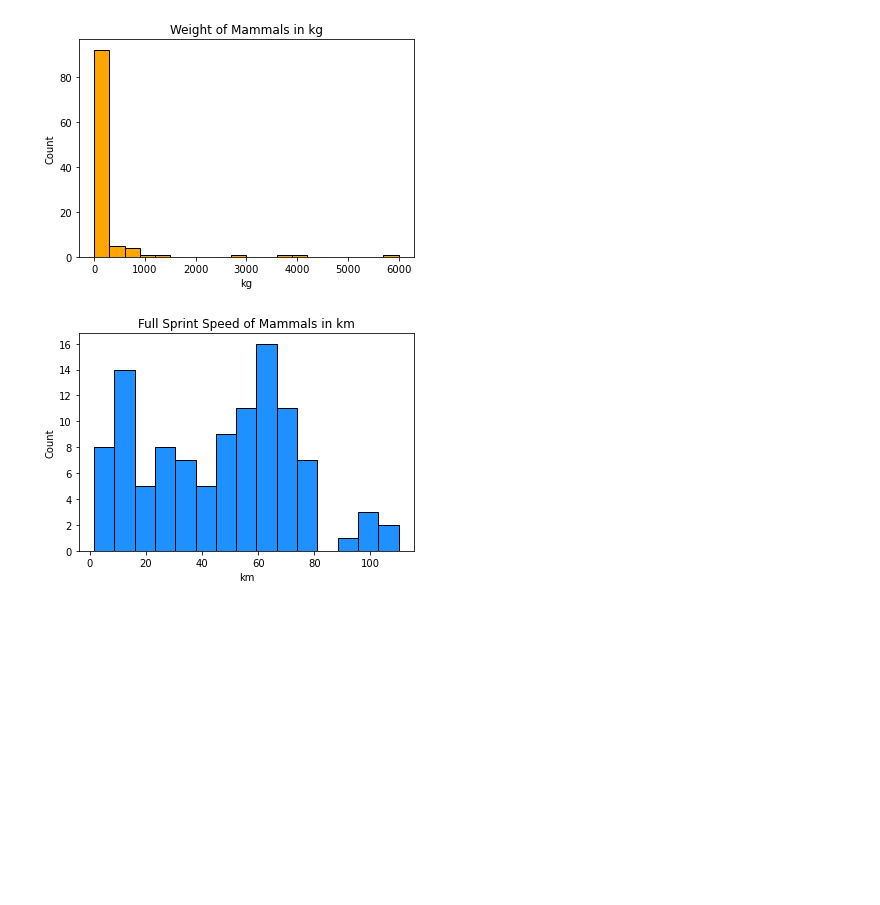
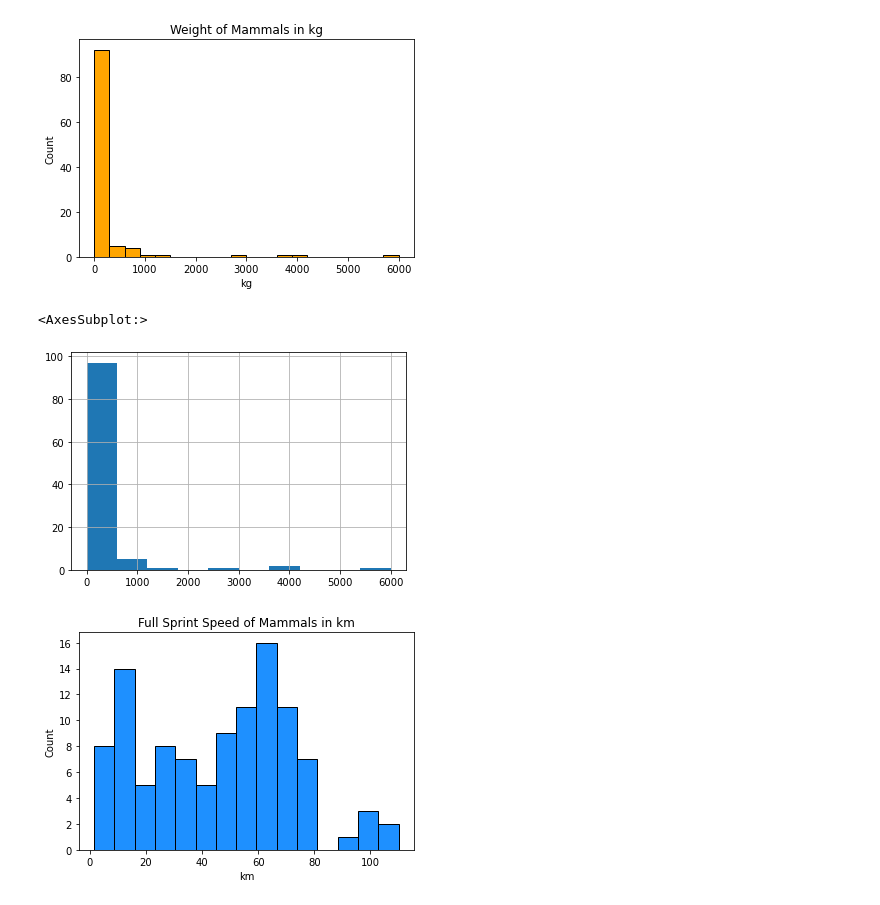
Before and after one commit to CodeupClassroom/innis-ds-libraries, a Jupyter notebook: dataframes_exercises.ipynb, the cells around one changed output. Drawn from its saved outputs; the diff is of its cells as text; code cells hidden in the pictures; blank space fills up the shorter version.

```diff
--- a/dataframes_exercises.ipynb
+++ b/dataframes_exercises.ipynb
@@ -1041,6 +1124,11 @@ plt.ylabel('Count')
 plt.show()
 # %% [output]
 [figure]
+# %%
+mammals.weight.hist()
+# %% [output]
+<AxesSubplot:>
+[figure, added]
 # %%
 plt.hist(mammals.speed, bins=15, color='dodgerblue', edgecolor='black')
 
```
Also changed, not shown: parts of 20 cells of this notebook, 2 other files.
